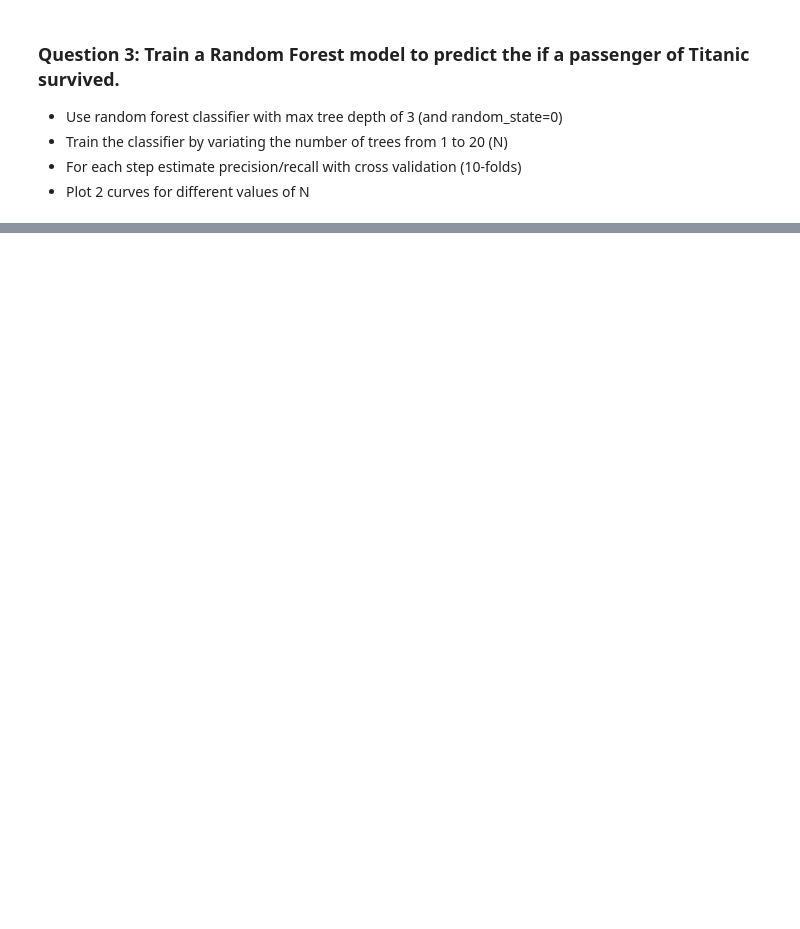
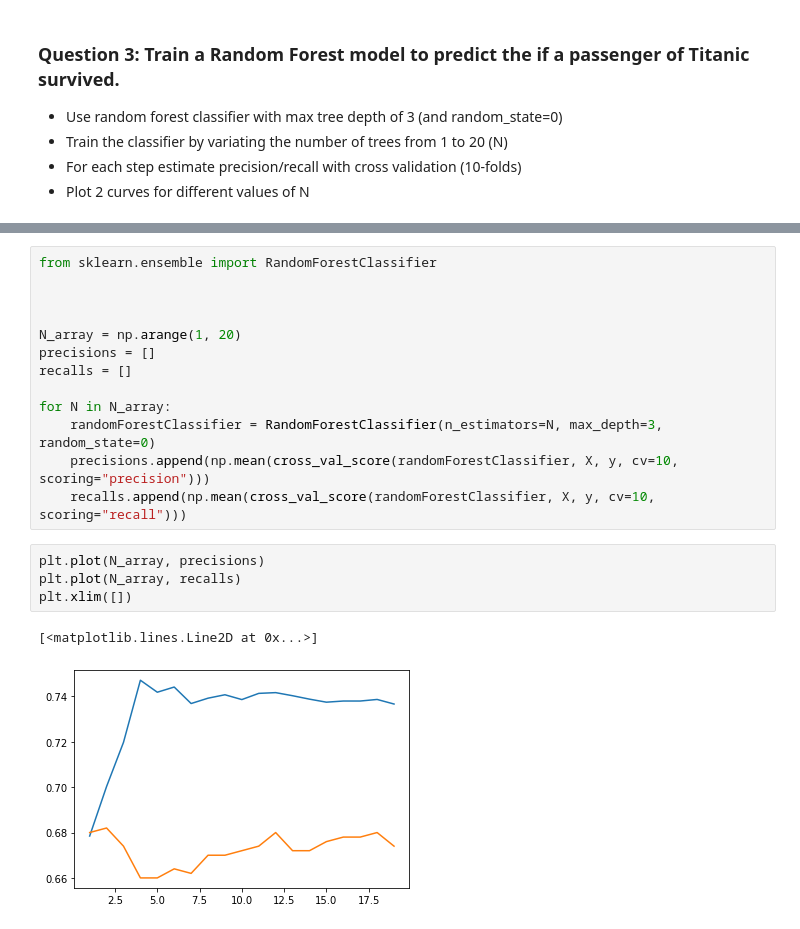
Before and after one commit to pauromeu/ada-2022, a Jupyter notebook: Tutorials/06 - Supervised Learning/SupervisedLearning.ipynb, the cells around one changed output, grey strips where cells are left out. Saved outputs shown, nothing was run; the diff lists cells and outputs as text; blank space fills up the shorter version.

```diff
--- a/Tutorials/06 - Supervised Learning/SupervisedLearning.ipynb
+++ b/Tutorials/06 - Supervised Learning/SupervisedLearning.ipynb
@@ -465,0 +488,20 @@ Answer:
+# %%
+from sklearn.ensemble import RandomForestClassifier
+
+
+
+N_array = np.arange(1, 20)
+precisions = []
+recalls = []
+
+for N in N_array:
+    randomForestClassifier = RandomForestClassifier(n_estimators=N, max_depth=3, random_state=0)
+    precisions.append(np.mean(cross_val_score(randomForestClassifier, X, y, cv=10, scoring="precision")))
+    recalls.append(np.mean(cross_val_score(randomForestClassifier, X, y, cv=10, scoring="recall")))
+# %%
+plt.plot(N_array, precisions)
+plt.plot(N_array, recalls)
+plt.xlim([])
+# %% [output]
+[<matplotlib.lines.Line2D at 0x...>]
+[figure, added]
```
Also changed, not shown: parts of 6 cells of this notebook.
